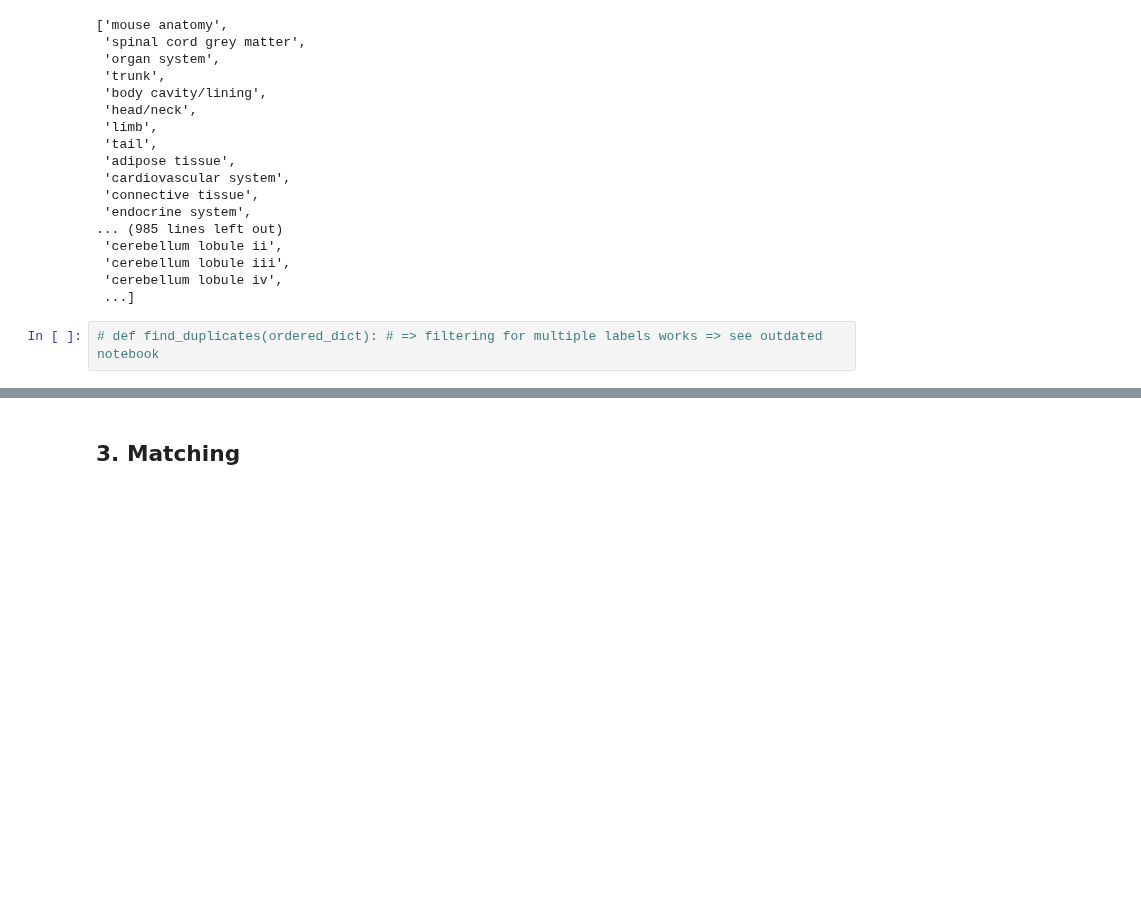
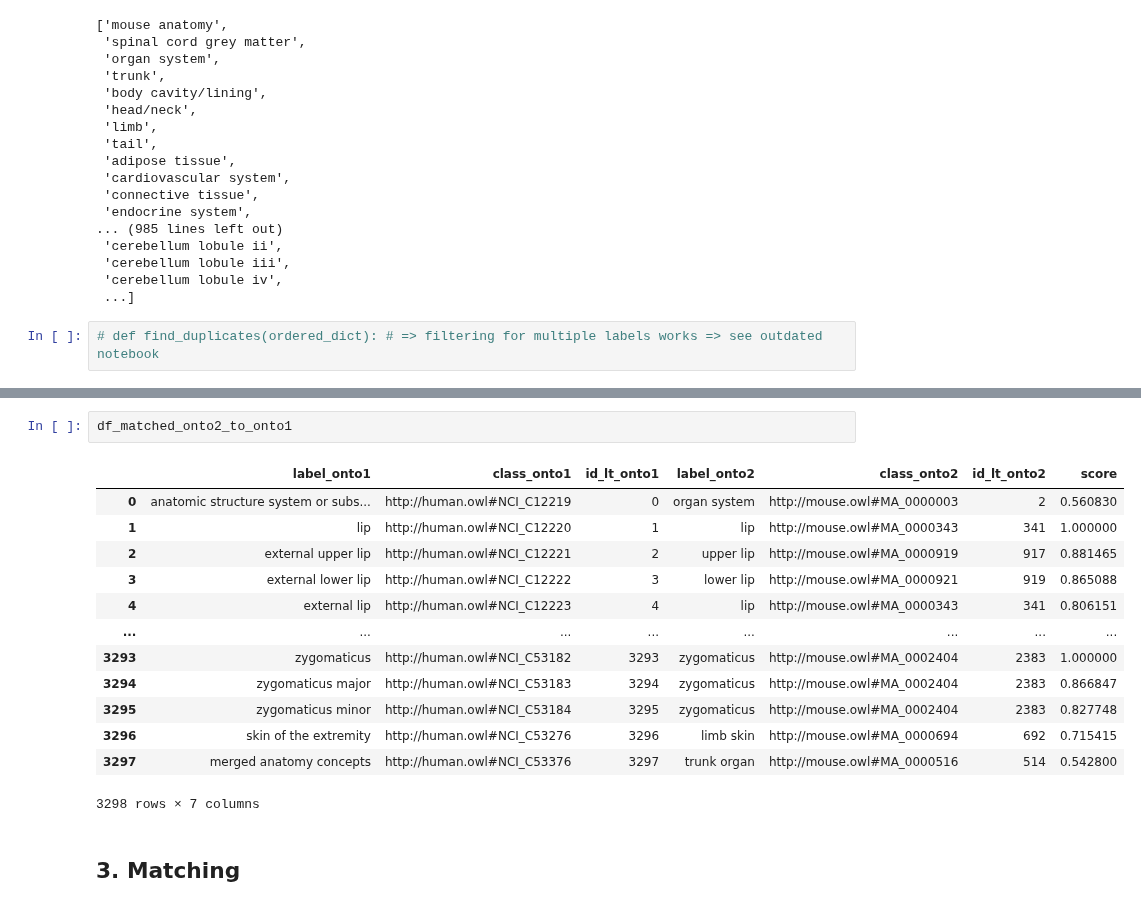
Before and after one commit to nschmitz2000/kg-ontology-alignment-framework, a Jupyter notebook: framework_code.ipynb, the cells around one changed output, grey strips where cells are left out. Drawn from its saved outputs; the diff is of its cells as text; blank space fills up the shorter version.

```diff
--- a/framework_code.ipynb
+++ b/framework_code.ipynb
@@ -209,3 +295,19 @@ onto1_list
+# %%
+df_matched_onto2_to_onto1
+# %% [output]
+|  | label_onto1 | class_onto1 | id_lt_onto1 | label_onto2 | class_onto2 | id_lt_onto2 | score |
+| 0 | anatomic structure system or subs... | http://human.owl#NCI_C12219 | 0 | organ system | http://mouse.owl#MA_0000003 | 2 | 0.560830 |
+| 1 | lip | http://human.owl#NCI_C12220 | 1 | lip | http://mouse.owl#MA_0000343 | 341 | 1.000000 |
+| 2 | external upper lip | http://human.owl#NCI_C12221 | 2 | upper lip | http://mouse.owl#MA_0000919 | 917 | 0.881465 |
+| 3 | external lower lip | http://human.owl#NCI_C12222 | 3 | lower lip | http://mouse.owl#MA_0000921 | 919 | 0.865088 |
+| 4 | external lip | http://human.owl#NCI_C12223 | 4 | lip | http://mouse.owl#MA_0000343 | 341 | 0.806151 |
+| ... | ... | ... | ... | ... | ... | ... | ... |
+| 3293 | zygomaticus | http://human.owl#NCI_C53182 | 3293 | zygomaticus | http://mouse.owl#MA_0002404 | 2383 | 1.000000 |
+| 3294 | zygomaticus major | http://human.owl#NCI_C53183 | 3294 | zygomaticus | http://mouse.owl#MA_0002404 | 2383 | 0.866847 |
+| 3295 | zygomaticus minor | http://human.owl#NCI_C53184 | 3295 | zygomaticus | http://mouse.owl#MA_0002404 | 2383 | 0.827748 |
+| 3296 | skin of the extremity | http://human.owl#NCI_C53276 | 3296 | limb skin | http://mouse.owl#MA_0000694 | 692 | 0.715415 |
+| 3297 | merged anatomy concepts | http://human.owl#NCI_C53376 | 3297 | trunk organ | http://mouse.owl#MA_0000516 | 514 | 0.542800 |
+3298 rows × 7 columns
 # %% [markdown]
 ## 3. Matching
 # %% [markdown]
```
Also changed, not shown: parts of 14 cells of this notebook.
